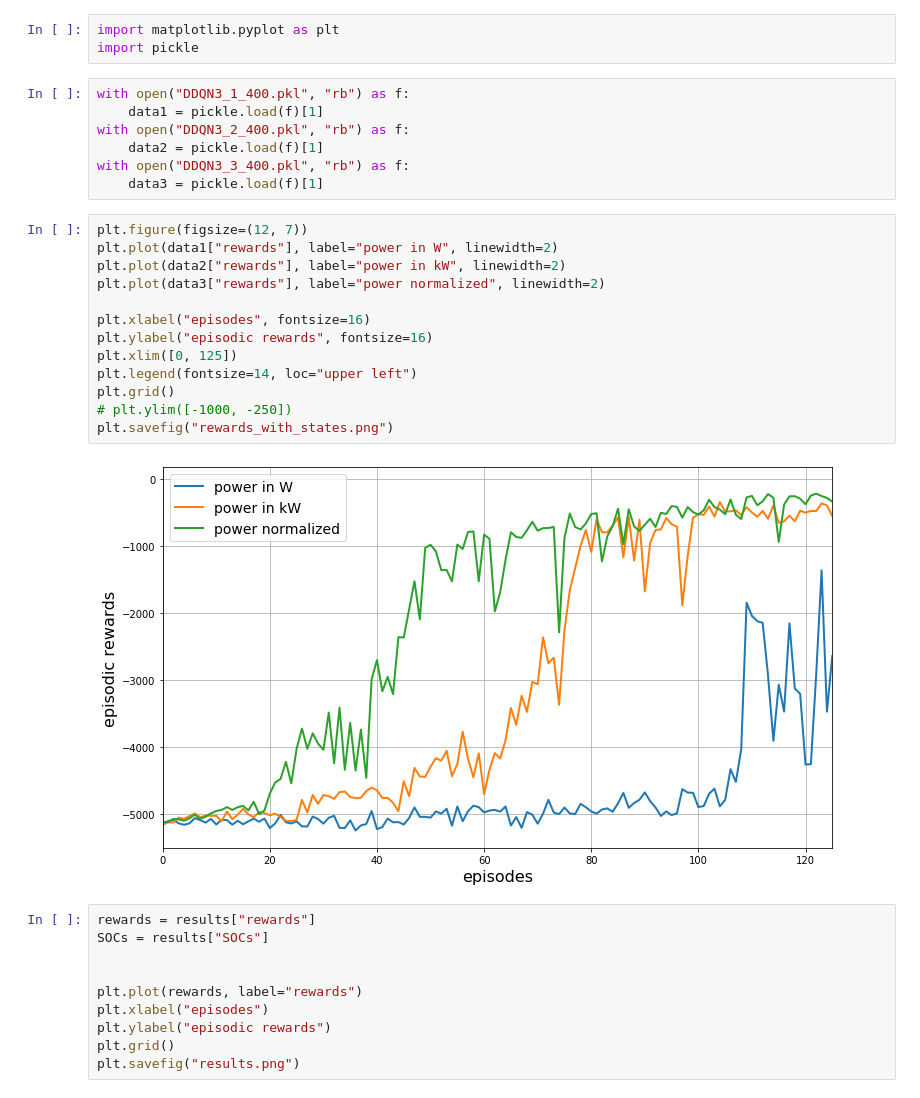
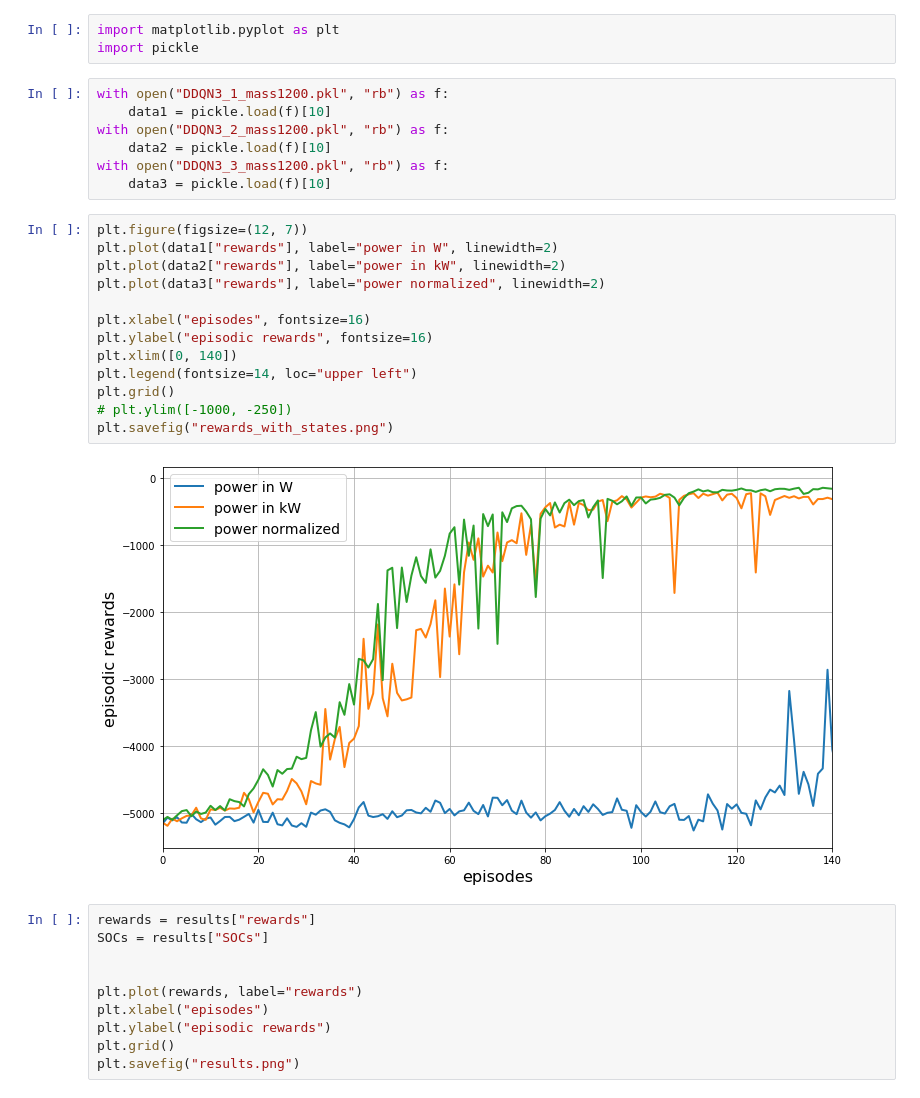
Before and after one commit to zidane89/experiment, a Jupyter notebook: DDQN3_ver2/post_process .ipynb, the cells around one changed output. Saved outputs shown, nothing was run; the diff lists cells and outputs as text.

```diff
--- a/DDQN3_ver2/post_process .ipynb
+++ b/DDQN3_ver2/post_process .ipynb
@@ -2,27 +2,27 @@
 import matplotlib.pyplot as plt
 import pickle
 # %%
-with open("DDQN3_1_400.pkl", "rb") as f:
-    data1 = pickle.load(f)[1]
-with open("DDQN3_2_400.pkl", "rb") as f:
-    data2 = pickle.load(f)[1]
-with open("DDQN3_3_400.pkl", "rb") as f:
-    data3 = pickle.load(f)[1]
+with open("DDQN3_1_mass1200.pkl", "rb") as f:
+    data1 = pickle.load(f)[10]
+with open("DDQN3_2_mass1200.pkl", "rb") as f:
+    data2 = pickle.load(f)[10]
+with open("DDQN3_3_mass1200.pkl", "rb") as f:
+    data3 = pickle.load(f)[10]
 # %%
 plt.figure(figsize=(12, 7))
 plt.plot(data1["rewards"], label="power in W", linewidth=2)
 plt.plot(data2["rewards"], label="power in kW", linewidth=2)
 plt.plot(data3["rewards"], label="power normalized", linewidth=2)
 
 plt.xlabel("episodes", fontsize=16)
 plt.ylabel("episodic rewards", fontsize=16)
-plt.xlim([0, 125])
+plt.xlim([0, 140])
 plt.legend(fontsize=14, loc="upper left")
 plt.grid()
 # plt.ylim([-1000, -250])
 plt.savefig("rewards_with_states.png")
 # %% [output]
-[figure, old version]
+[figure, new version]
 # %%
 rewards = results["rewards"]
 SOCs = results["SOCs"]
```
Also changed, not shown: 5 other files.
